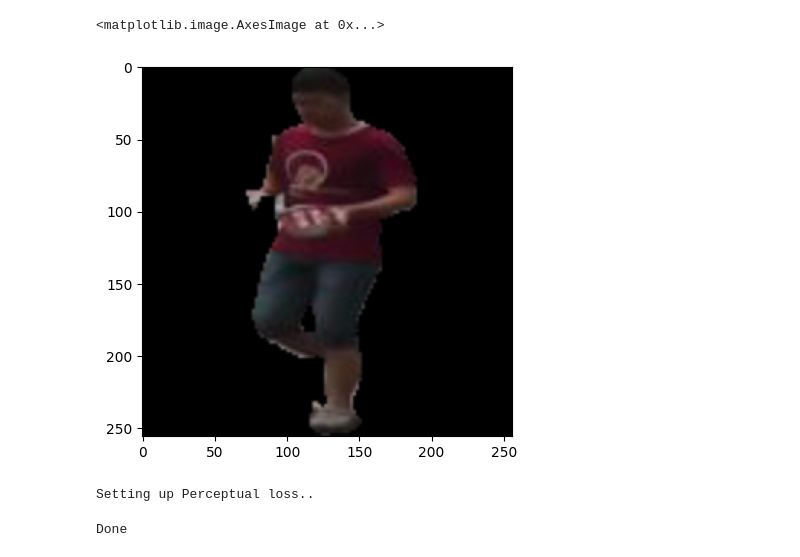
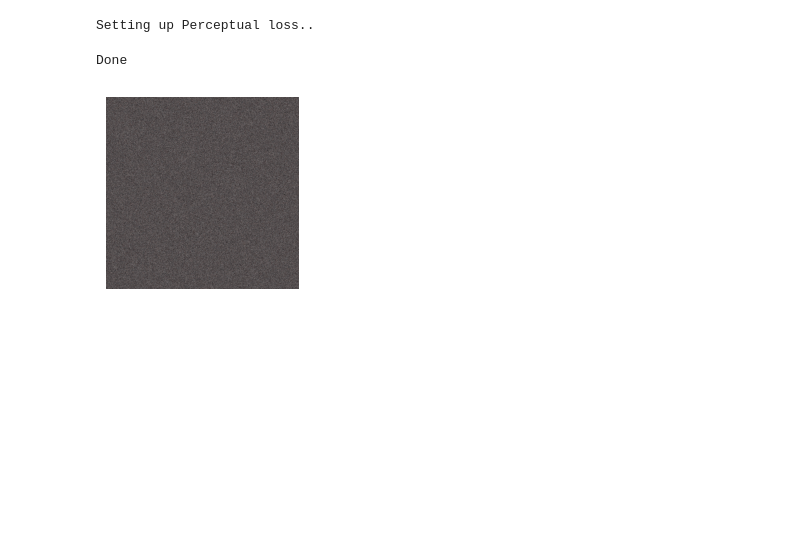
Before and after one commit to AshokBatakala/TextureSynthesis, a Jupyter notebook: experiment_1.ipynb, the cells around one changed output. Saved outputs shown, nothing was run; the diff lists cells and outputs as text; code cells hidden in the pictures; blank space fills up the shorter version.

Commit message:
percep + tv loss complete

```diff
--- a/experiment_1.ipynb
+++ b/experiment_1.ipynb
@@ -53,5 +42,0 @@ tgt = resize(tgt,(image_resolution,image_resolution))
-# %%
-plt.imshow(tgt)
-# %% [output]
-<matplotlib.image.AxesImage at 0x...>
-[figure, removed]
@@ -60,9 +43,31 @@ from loss_utils import PerceptualTextureLoss, tv_loss
-# %%
-texture_loss = PerceptualTextureLoss()
-tgt = torch.from_numpy(tgt).permute(2,0,1).float().unsqueeze(0).to(device)
-# %% [output]
-Setting up Perceptual loss..
-Done
+# %%
+
+# for experiment without texture flow
+# tgt = remove_background(image_path,seg_mask_path)
+# tgt = squared_image(tgt)
+# tgt = torch.from_numpy(tgt).permute(2,0,1).float().unsqueeze(0).to(device)
+# from skimage.transform import resize
+# tgt = resize(tgt,(image_resolution,image_resolution))
+
+# ------------------------------
+# for experiment with texture flow
+tgt = read_image(image_path)[None,...]
+ # ndarray (1,128, 64, 3)
+
+texture_loss = PerceptualTextureLoss()
+
+# create texture flow
+texture_flow = torch.rand(1, 1024, 1024, 2)
+texture_flow.requires_grad = True
+# %% [output]
+Setting up Perceptual loss..
+Done
+# %%
+tm = get_texture_map(texture_flow,tgt)
+# %%
+lazy_plot(tm)
+# %% [output]
+[figure, added]
 # %%
 # training loop to learn texture and T from image
 params = [ renderer.texture_map] #renderer.verts,renderer.T
```
Also changed, not shown: parts of 17 cells of this notebook, 7 other files.
